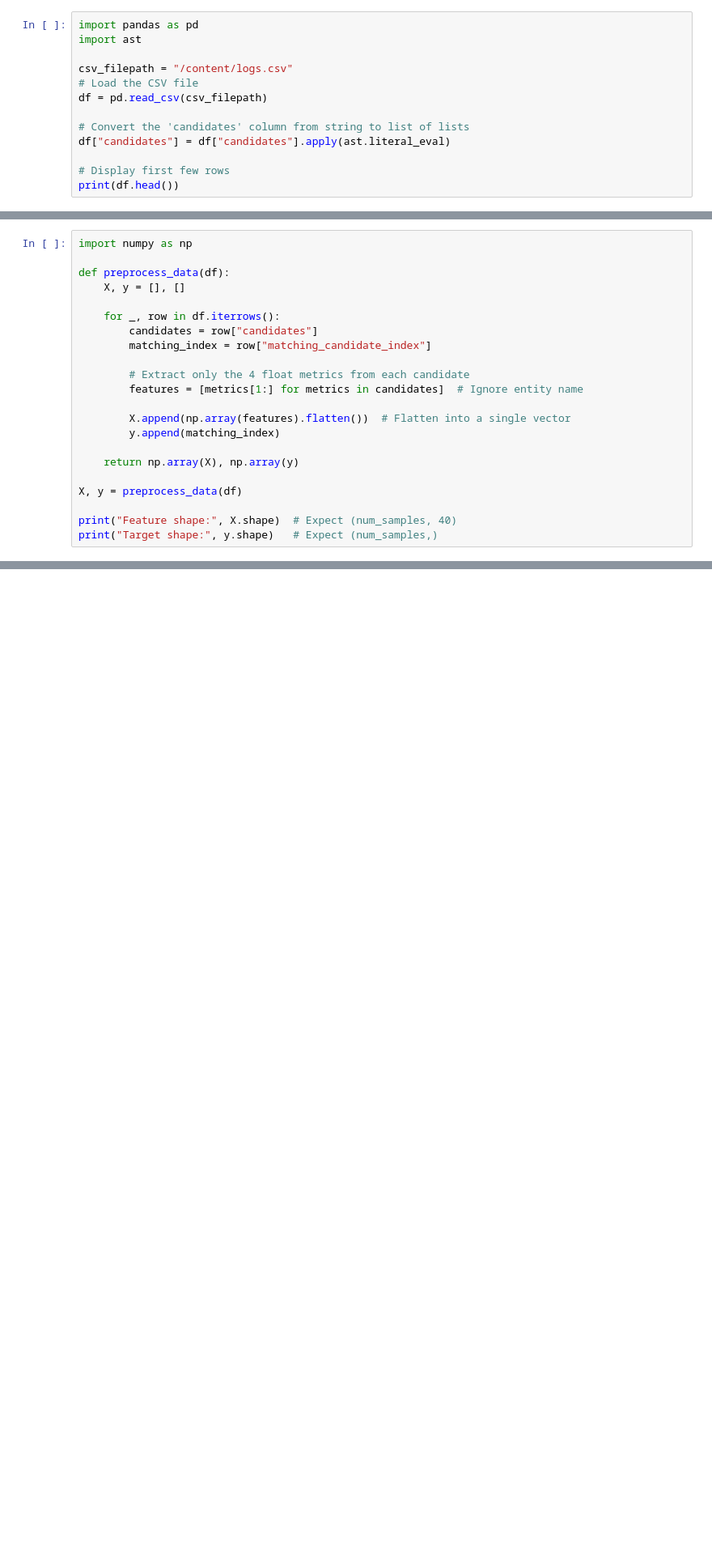
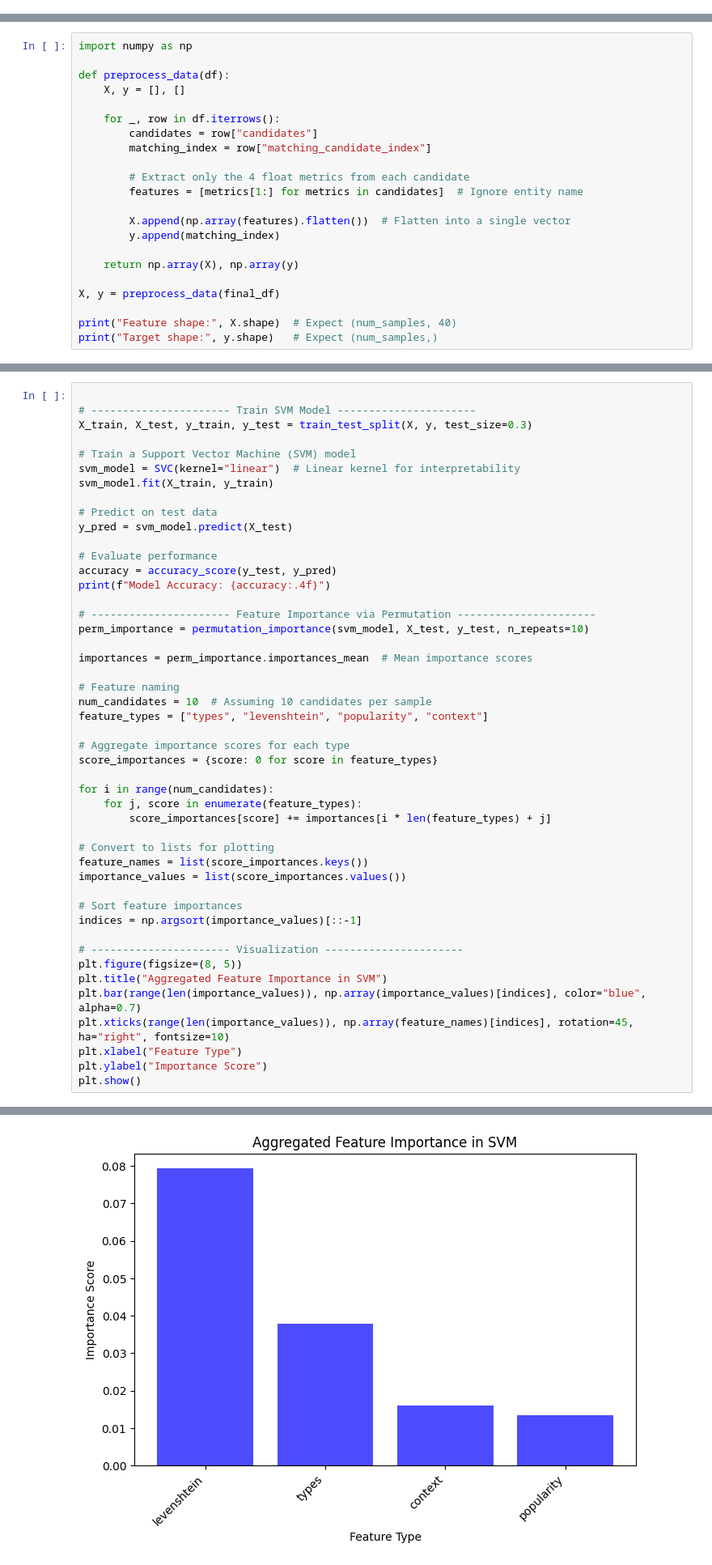
Before and after one commit to Danzigerrr/ProbNEL, a Jupyter notebook: Colab Notebooks/Candidate_Selector_Light_AI_Model.ipynb, the cells around one changed output, grey strips where cells are left out. Shown at 81% size. Drawn from its saved outputs; the diff is of its cells as text; blank space fills up the shorter version.

````diff
--- a/Colab Notebooks/Candidate_Selector_Light_AI_Model.ipynb
+++ b/Colab Notebooks/Candidate_Selector_Light_AI_Model.ipynb
@@ -9,16 +9,3 @@ AFP,26,29,False,"[[""AFC Ajax"", 0.694, 0.36, 0.937, -0.12], [""AFC Wimbledon"",
 White House,343,354,False,"[[""White"", 0.874, 0.62, 1.0, -0.015], [""White House"", 0.76, 1.0, 0.295, 0.072], [""Chicago White Sox"", 0.686, 0.5, 0.888, -0.056], [""Vale of White Horse"", 0.813, 0.67, 0.471, -0.09], [""White House Office"", 0.707, 0.76, 0.0, 0.133], [""White-shouldered house moth"", 0.844, 0.53, 0.096, 0.085], [""White House Correspondents' Association"", 0.691, 0.44, 0.115, 0.223], [""White House, Tennessee"", 0.809, 0.67, 0.041, -0.061], [""White House Press Secretary"", 0, 0.58, 0.028, 0.216], [""White House COVID-19 outbreak"", 0, 0.55, 0.123, 0.144]]",1
 
 ```
-# %%
-import pandas as pd
-import ast
-
-csv_filepath = "/content/logs.csv"
-# Load the CSV file
-df = pd.read_csv(csv_filepath)
-
-# Convert the 'candidates' column from string to list of lists
-df["candidates"] = df["candidates"].apply(ast.literal_eval)
-
-# Display first few rows
-print(df.head())
@@ -54,7 +75,7 @@ def preprocess_data(df):
 
     return np.array(X), np.array(y)
 
-X, y = preprocess_data(df)
+X, y = preprocess_data(final_df)
 
 print("Feature shape:", X.shape)  # Expect (num_samples, 40)
 print("Target shape:", y.shape)   # Expect (num_samples,)
@@ -63,0 +119,48 @@ Target shape: (181,)
+# %%
+
+# ---------------------- Train SVM Model ----------------------
+X_train, X_test, y_train, y_test = train_test_split(X, y, test_size=0.3)
+
+# Train a Support Vector Machine (SVM) model
+svm_model = SVC(kernel="linear")  # Linear kernel for interpretability
+svm_model.fit(X_train, y_train)
+
+# Predict on test data
+y_pred = svm_model.predict(X_test)
+
+# Evaluate performance
+accuracy = accuracy_score(y_test, y_pred)
+print(f"Model Accuracy: {accuracy:.4f}")
+
+# ---------------------- Feature Importance via Permutation ----------------------
+perm_importance = permutation_importance(svm_model, X_test, y_test, n_repeats=10)
+
+importances = perm_importance.importances_mean  # Mean importance scores
+
+# Feature naming
+num_candidates = 10  # Assuming 10 candidates per sample
+feature_types = ["types", "levenshtein", "popularity", "context"]
+
+# Aggregate importance scores for each type
+score_importances = {score: 0 for score in feature_types}
+
+for i in range(num_candidates):
+    for j, score in enumerate(feature_types):
+        score_importances[score] += importances[i * len(feature_types) + j]
+
+# Convert to lists for plotting
+feature_names = list(score_importances.keys())
+importance_values = list(score_importances.values())
+
+# Sort feature importances
+indices = np.argsort(importance_values)[::-1]
+
+# ---------------------- Visualization ----------------------
+plt.figure(figsize=(8, 5))
+plt.title("Aggregated Feature Importance in SVM")
+plt.bar(range(len(importance_values)), np.array(importance_values)[indices], color="blue", alpha=0.7)
+plt.xticks(range(len(importance_values)), np.array(feature_names)[indices], rotation=45, ha="right", fontsize=10)
+plt.xlabel("Feature Type")
+plt.ylabel("Importance Score")
+plt.show()
+# %% [output]
@@ -63,0 +168 @@ Target shape: (181,)
+[figure, added]
````
Also changed, not shown: parts of 27 cells of this notebook.
